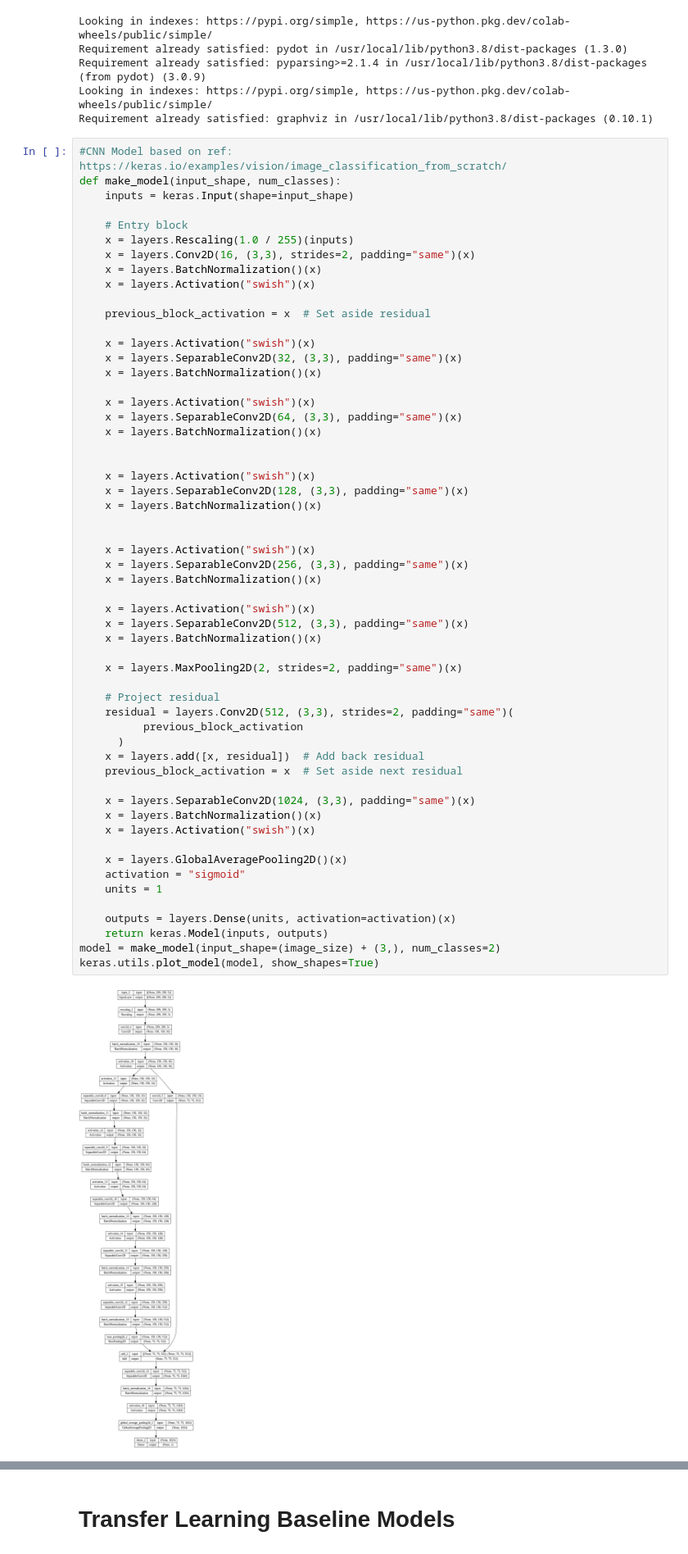
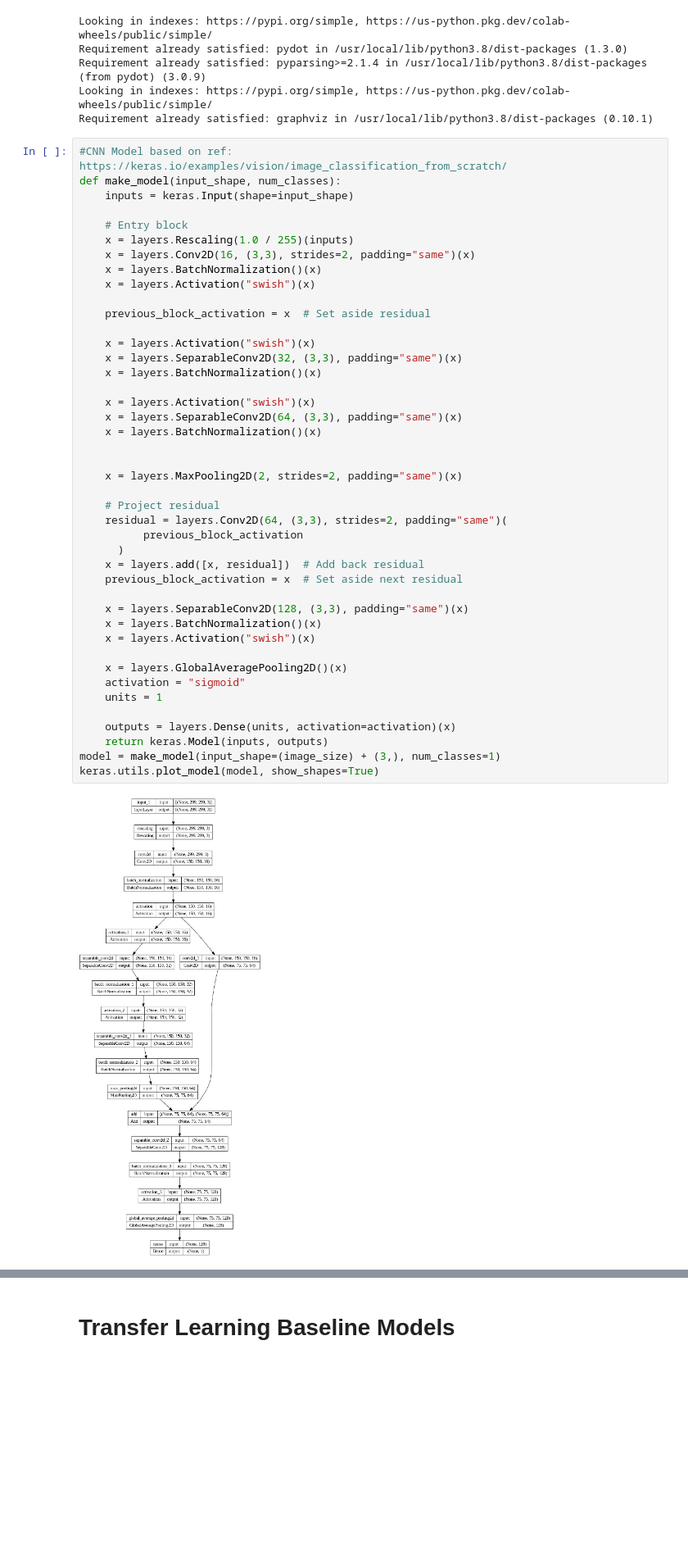
Before and after one commit to wiplash742000/Masters_Thesis_Automated_Detection_of_COVID_19_Using_GANs_and_CNNs, a Jupyter notebook: Jupyter Notebooks/CNNS/X_Ray_COVID_19_CNNs.ipynb, the cells around one changed output, grey strips where cells are left out. Shown at 82% size. Cells and saved outputs as stored; diff of their text form; blank space fills up the shorter version.

```diff
--- a/Jupyter Notebooks/CNNS/X_Ray_COVID_19_CNNs.ipynb
+++ b/Jupyter Notebooks/CNNS/X_Ray_COVID_19_CNNs.ipynb
@@ -145,48 +145,35 @@ def make_model(input_shape, num_classes):
     previous_block_activation = x  # Set aside residual
 
     x = layers.Activation("swish")(x)
     x = layers.SeparableConv2D(32, (3,3), padding="same")(x)
     x = layers.BatchNormalization()(x)
 
     x = layers.Activation("swish")(x)
     x = layers.SeparableConv2D(64, (3,3), padding="same")(x)
     x = layers.BatchNormalization()(x)
 
 
-    x = layers.Activation("swish")(x)
-    x = layers.SeparableConv2D(128, (3,3), padding="same")(x)
-    x = layers.BatchNormalization()(x)
-
-
-    x = layers.Activation("swish")(x)
-    x = layers.SeparableConv2D(256, (3,3), padding="same")(x)
-    x = layers.BatchNormalization()(x)
-
-    x = layers.Activation("swish")(x)
-    x = layers.SeparableConv2D(512, (3,3), padding="same")(x)
-    x = layers.BatchNormalization()(x)
-
     x = layers.MaxPooling2D(2, strides=2, padding="same")(x)
 
     # Project residual
-    residual = layers.Conv2D(512, (3,3), strides=2, padding="same")(
+    residual = layers.Conv2D(64, (3,3), strides=2, padding="same")(
           previous_block_activation
       )
     x = layers.add([x, residual])  # Add back residual
     previous_block_activation = x  # Set aside next residual
 
-    x = layers.SeparableConv2D(1024, (3,3), padding="same")(x)
+    x = layers.SeparableConv2D(128, (3,3), padding="same")(x)
     x = layers.BatchNormalization()(x)
     x = layers.Activation("swish")(x)
 
     x = layers.GlobalAveragePooling2D()(x)
     activation = "sigmoid"
     units = 1
 
     outputs = layers.Dense(units, activation=activation)(x)
     return keras.Model(inputs, outputs)
-model = make_model(input_shape=(image_size) + (3,), num_classes=2)
+model = make_model(input_shape=(image_size) + (3,), num_classes=1)
 keras.utils.plot_model(model, show_shapes=True)
 # %% [output]
-[figure, old version]
+[figure, new version]
 # %%
```
Also changed, not shown: parts of 6 cells of this notebook.
